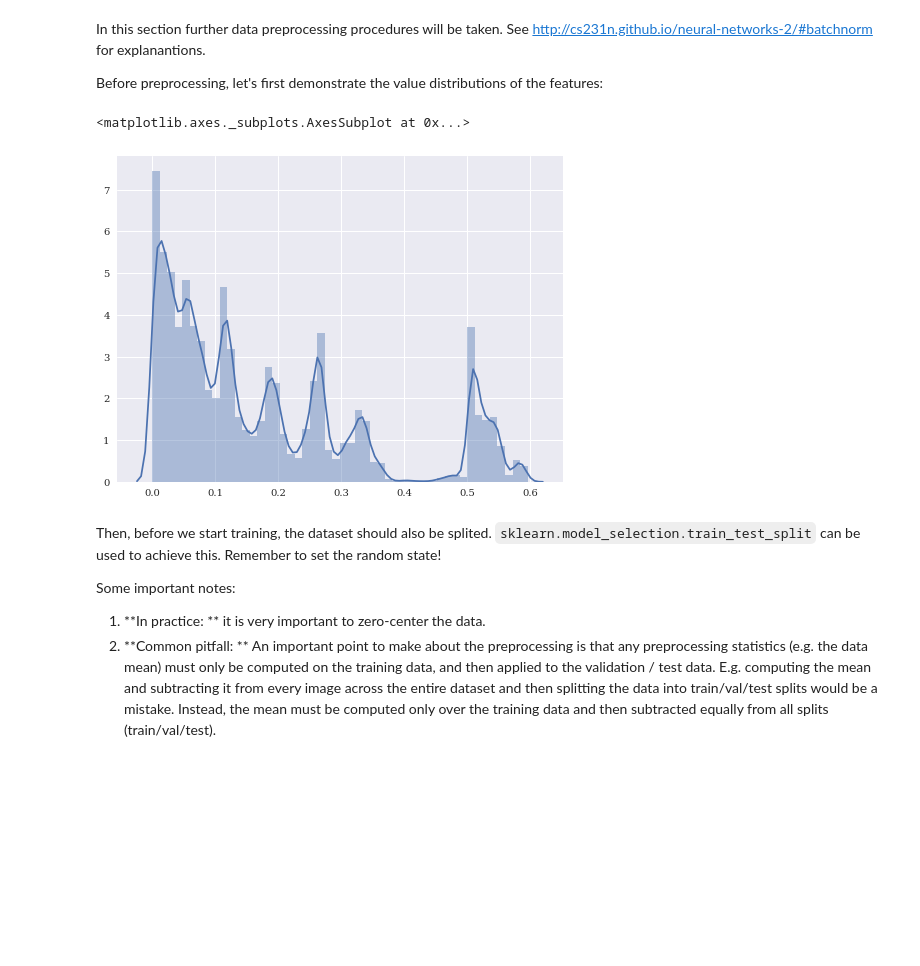
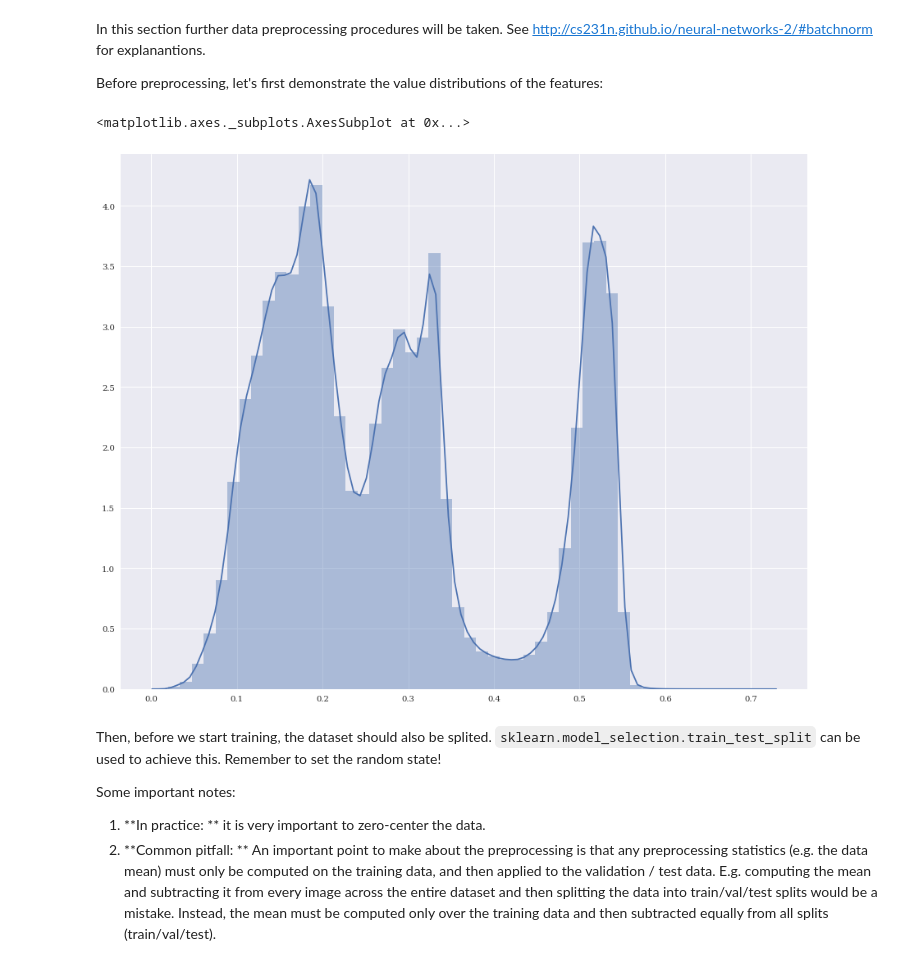
Before and after one commit to Bismarrck/kcon, a Jupyter notebook: mbenn/zhai_mbenn.ipynb, the cells around one changed output. Saved outputs shown, nothing was run; the diff lists cells and outputs as text; code cells hidden in the pictures; blank space fills up the shorter version.

```diff
--- a/mbenn/zhai_mbenn.ipynb
+++ b/mbenn/zhai_mbenn.ipynb
@@ -408,7 +431,7 @@ def extract_xyz(filename, verbose=True):
 # %%
-energies, coordinates, _ = extract_xyz(XYZ_FILE)
+species, energies, coordinates, _ = extract_xyz(XYZ_FILE, xyz_format='cp2k')
 ax = sns.distplot(energies)
-ax.set_xlabel("DFTB Energy (eV)", fontsize=14)
+ax.set_xlabel("Energy (eV)", fontsize=14)
 ax.set_ylabel("Probablity", fontsize=14)
 # %% [output]
 <matplotlib.text.Text at 0x...>
@@ -424,14 +447,16 @@ Build the dataset and split it into training, validation and testing datasets:
 
 **Warning: in this case ($\textrm{C}_{9}\textrm{H}_{7}\textrm{N}$), all samples are considered unique!**
 # %%
-def may_build_dataset(filename, l=4.0, verbose=True):
+def may_build_dataset(filename, l=None, verbose=True, **kwargs):
   """
   Build the training, validation and testing dataset and targets from a XYZ file.
 
   Args:
     filename: str, a file with CP2K/XYZ format.
-    l: float, the exponential parameter.
+    l: a float, a flatten vector or a 2D matrix, the exponential parameter(s).
+      If None, the pyykko bonds matrix will be used.
     verbose: bool, print the building progress if True.
+    kwargs: additional arguments for extracting xyz files.
 
   Returns:
     features: a 4D array as the transformed input features.
@@ -445,7 +470,7 @@ def may_build_dataset(filename, l=4.0, verbose=True):
   if verbose:
     print("-> Load the training, validation and testing datasets ...\n")
 
-  coords, energies = None, None
+  coords, energies, species = None, None, None
   features, targets = None, None
   backup_hdf5 = False
   extract_coords = True
@@ -469,6 +494,7 @@ def may_build_dataset(filename, l=4.0, verbose=True):
         elif "unique" in hdb.keys():
           coords = hdb["unique"]["coords"][:]
           energies = hdb["unique"]["energies"][:]
+          species = hdb["unique"]["species"][:]
           extract_coords = False
       # The checksum are not equal, so we backup the existed HDF5 databse by
       # renaming it.
@@ -483,7 +509,11 @@ def may_build_dataset(filename, l=4.0, verbose=True):
   # file and save these data into group 'raw'. All data are compressed with the
   # lossless gzip filter.
   if extract_coords:
-    energies, coords, _ = extract_xyz(filename, verbose=verbose)
+    species, energies, coords, _ = extract_xyz(
+      filename,
+      verbose=verbose,
+      **kwargs
+    )
     # Remove the duplicates to reduce the dataset
     # coords, energies = remove_duplicates(coords, energies, verbose=verbose)
     with h5py.File(HDF5_DATABASE_FILE) as hdb:
@@ -496,6 +526,8 @@ def may_build_dataset(filename, l=4.0, verbose=True):
       hdb.create_group(group)
       hdb[group].create_dataset("coords", data=coords, compression="gzip")
       hdb[group].create_dataset("energies", data=energies, compression="gzip")
+      hdb[group].create_dataset("species", data=species,
+                                dtype=h5py.special_dtype(vlen=str))
   elif verbose:
     print("Use existed coordinates and energies.\n")
 
@@ -505,6 +537,8 @@ def may_build_dataset(filename, l=4.0, verbose=True):
   if build_features:
     # Allocate the disk space and then write transformed data piece by piece
     # because my little computer only has 16GB memory.
+    if l is None:
+      l = get_pyykko_bonds_matrix(species, flatten=True)
     shape = [len(energies), 1, comb(NUM_SITES, 4, True), comb(4, 2, True)]
     hdb = h5py.File(HDF5_DATABASE_FILE)
     try:
@@ -514,7 +548,13 @@ def may_build_dataset(filename, l=4.0, verbose=True):
         "dataset", shape=shape, dtype=np.float32)
       # Set the chunksize to 10000.
       chunksize = 10000
-      transform_coords(coords, chunksize, mapping, l=l, verbose=verbose)
+      transform_coords(
+        coords,
+        chunksize,
+        mapping,
+        l=l,
+        verbose=verbose
+      )
     except Exception as excp:
       del hdb["train"]
       raise excp
@@ -525,8 +565,8 @@ def may_build_dataset(filename, l=4.0, verbose=True):
       features = hdb["train"]["dataset"][:LOAD_SIZE]
       targets = np.array(energies[:LOAD_SIZE], copy=False)
     if verbose:
-      print("Dataset size (MB)     : ", features.nbytes / 1024 / 1024)
-      print("Targets size (MB)     : ", targets.nbytes / 1024 / 1024)
+      print("Dataset size (MB)     : %8.2f", features.nbytes / 1024 / 1024)
+      print("Targets size (MB)     : %8.2f", targets.nbytes / 1024 / 1024)
       print("")
     del coords
   elif verbose:
@@ -542,7 +582,7 @@ def may_build_dataset(filename, l=4.0, verbose=True):
     print("")
   return features, targets, scaler
 # %%
-features, targets, scaler = may_build_dataset(XYZ_FILE, l=lmat)
+features, targets, scaler = may_build_dataset(XYZ_FILE, xyz_format='cp2k')
 # %% [output]
 -> Load the training, validation and testing datasets ...
 
@@ -558,10 +598,10 @@ In this section further data preprocessing procedures will be taken. See http://
 
 Before preprocessing, let's first demonstrate the value distributions of the features:
 # %%
-sns.distplot(features.flatten()[::20])
+sns.distplot(features.flatten()[::1000])
 # %% [output]
 <matplotlib.axes._subplots.AxesSubplot at 0x...>
-[figure, old version]
+[figure, new version]
 # %% [markdown]
 Then, before we start training, the dataset should also be splited. ``sklearn.model_selection.train_test_split`` can be used to achieve this. Remember to set the random state!
 
```
Also changed, not shown: parts of 17 cells of this notebook, 1 other file.
